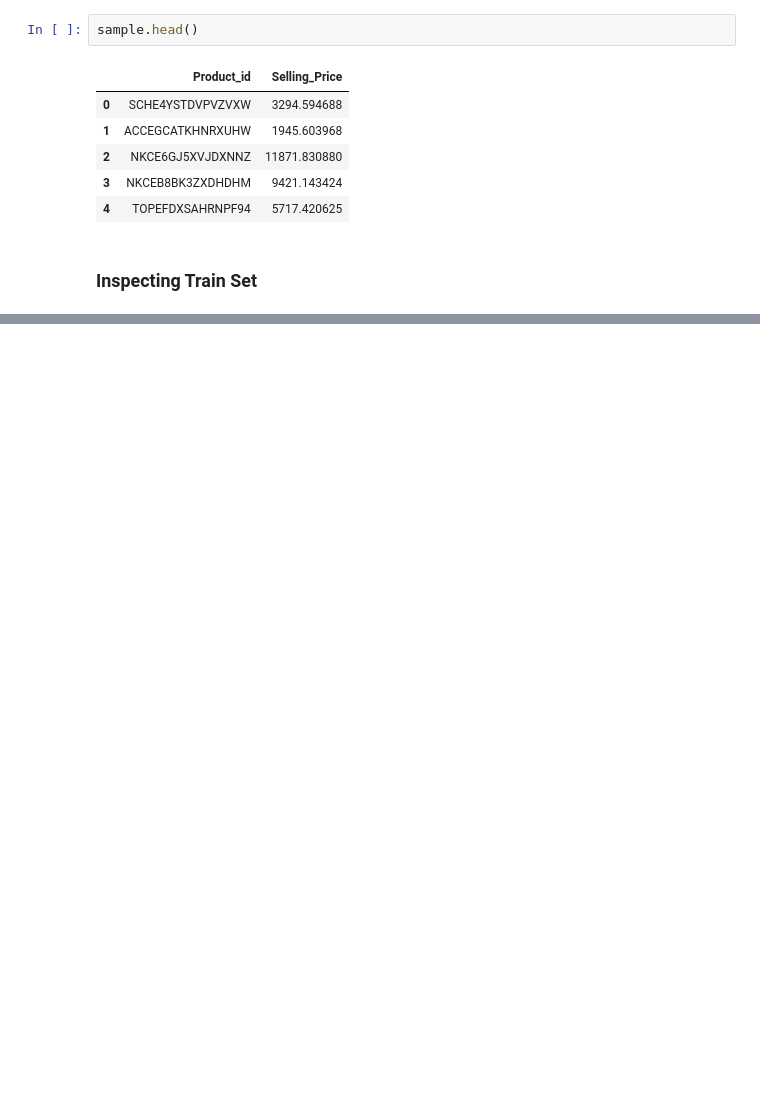
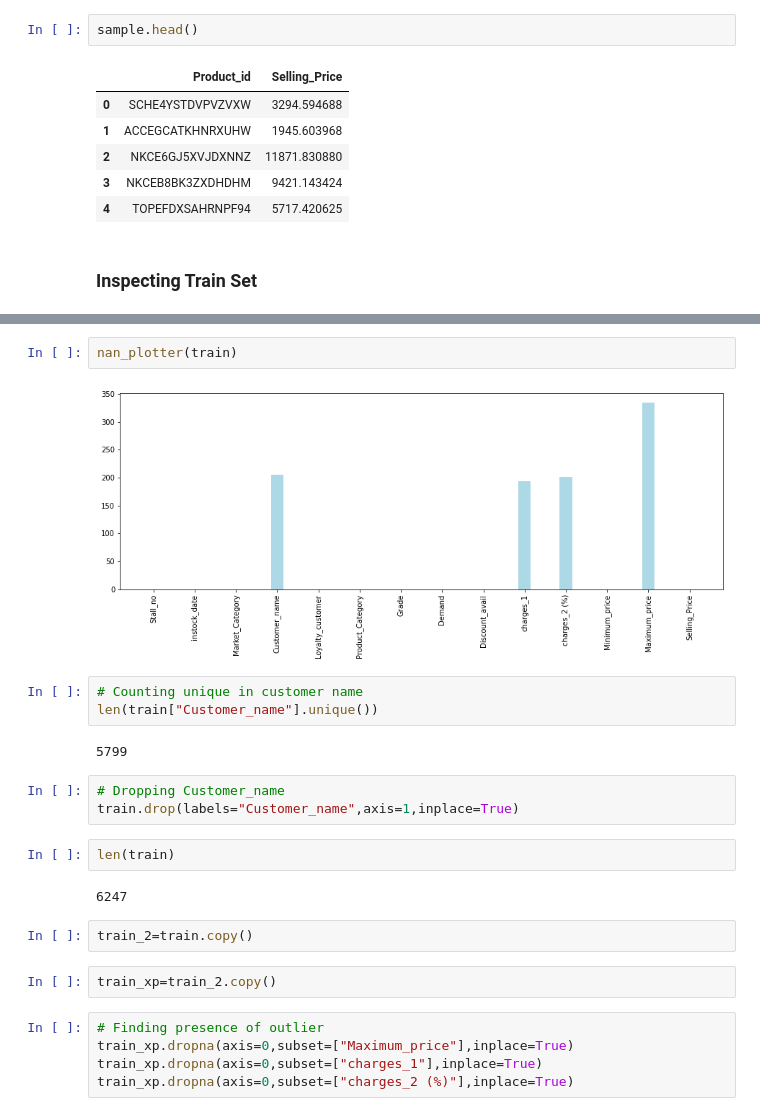
Before and after one commit to Ankan1998/Hackathons, a Jupyter notebook: HackerEarth_Carnival_Wars.ipynb, the cells around one changed output, grey strips where cells are left out. Cells and saved outputs as stored; diff of their text form; blank space fills up the shorter version.

```diff
--- a/HackerEarth_Carnival_Wars.ipynb
+++ b/HackerEarth_Carnival_Wars.ipynb
@@ -40,0 +78,25 @@ sample.head()
+# %%
+nan_plotter(train)
+# %% [output]
+[figure, added]
+# %%
+# Counting unique in customer name
+len(train["Customer_name"].unique())
+# %% [output]
+5799
+# %%
+# Dropping Customer_name
+train.drop(labels="Customer_name",axis=1,inplace=True)
+# %%
+len(train)
+# %% [output]
+6247
+# %%
+train_2=train.copy()
+# %%
+train_xp=train_2.copy()
+# %%
+# Finding presence of outlier
+train_xp.dropna(axis=0,subset=["Maximum_price"],inplace=True)
+train_xp.dropna(axis=0,subset=["charges_1"],inplace=True)
+train_xp.dropna(axis=0,subset=["charges_2 (%)"],inplace=True)
```
Also changed, not shown: parts of 60 cells of this notebook.
